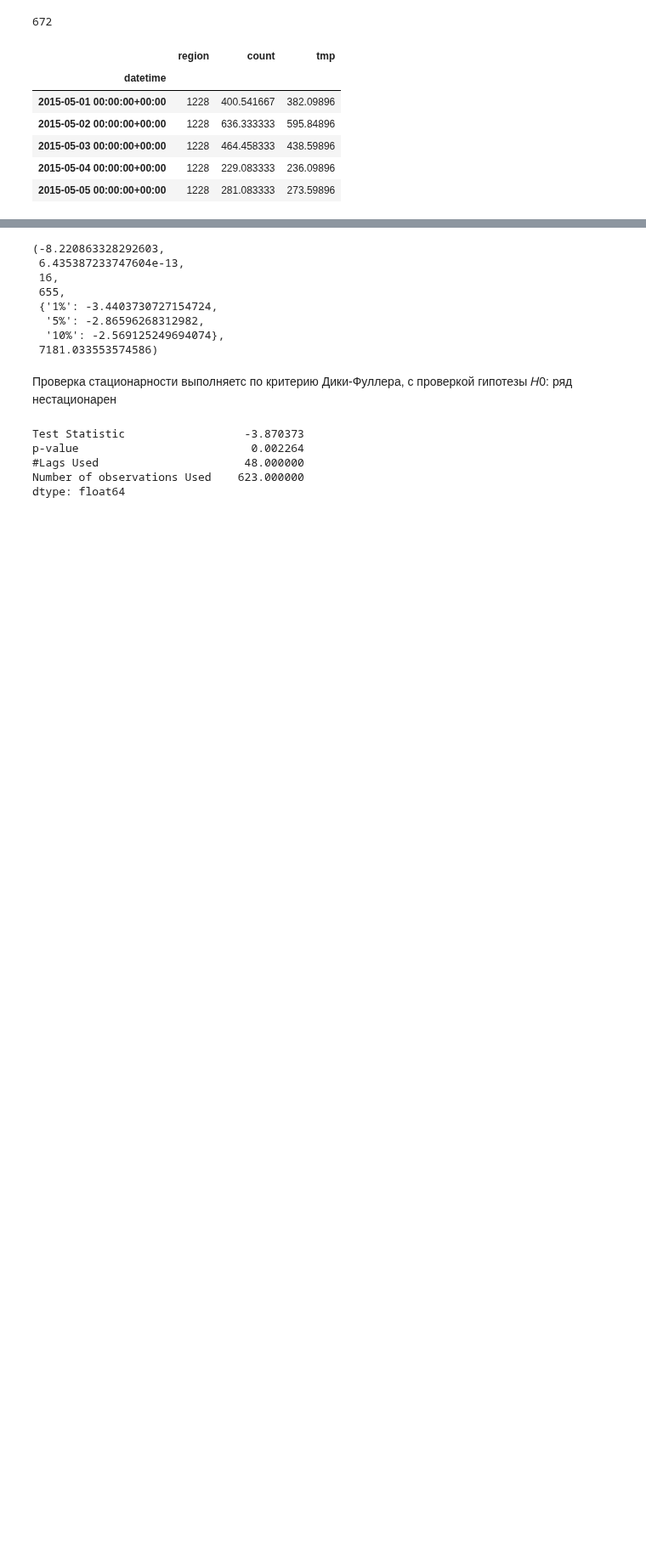
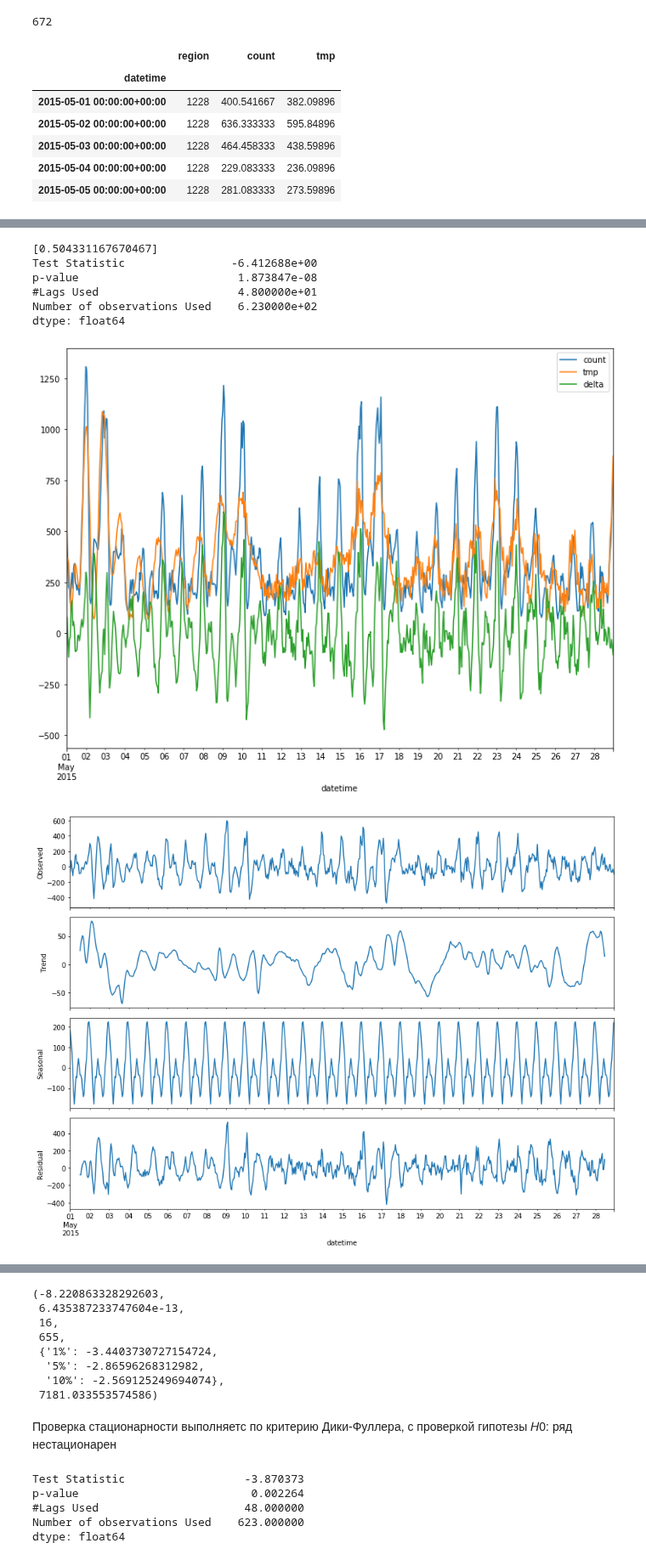
Before and after one commit to dminikorenb/DataLearning, a Jupyter notebook: 3-Taxi/dminik6_part3_w3.ipynb, the cells around one changed output, grey strips where cells are left out. Shown at 85% size. Drawn from its saved outputs; the diff is of its cells as text; code cells hidden in the pictures; blank space fills up the shorter version.

```diff
--- a/3-Taxi/dminik6_part3_w3.ipynb
+++ b/3-Taxi/dminik6_part3_w3.ipynb
@@ -274,3 +360,58 @@ df_plot.sort_index().plot(style='*-')
+# %%
+# pl.figure(figsize=(12,8))
+rcParams['figure.figsize'] = 12, 9
+stmp = s.head(4*7*24).copy()
+stmp = stmp.dropna()
+df_freg = fft_freg(stmp, 100, 24)
+
+l_score = []
+# можно для начала взять K равным 2-5
+Kmax = 1
+
+X_week = []
+lfregs = df_freg.index.values.tolist()
+lphase = df_freg['phase'].values.tolist()
+
+# print('Используемые частоты:', np.array(lfregs)/24.)
+
+for i in range(0, len(stmp)):
+    lfreg = []
+    for freg, phase in zip(lfregs, lphase):
+#         lfreg += [ math.sin(i* 2.*math.pi*k/freg) for k in range(1, Kmax+1)] + [ math.cos(i* 2.*math.pi*k/freg) for k in range(1, Kmax+1)]
+        lfreg += [ math.sin(phase + i* 2.*math.pi/freg) ]
+
+    X_week.append(lfreg)
+
+lr = LinearRegression()
+lr.fit( X_week , stmp['count'].values)
+l_score.append(lr.score(X_week , stmp['count'].values))
+y_test = lr.predict(X_week)
+
+stmp['tmp'] = y_test
+stmp['delta'] = stmp['count'] - stmp['tmp']
+stmp[['count',  'tmp', 'delta']].plot()
+# stmp['tmp'].plot()
+#     stmp['delta'].plot()
+#     pl.plot(y_test)
+#     pl.plot(stmp.values)
+#     pl.set
+print(l_score)
+dftest =  adfuller(stmp['delta'], autolag=None, maxlag=24*2)
+dfoutput = pd.Series(dftest[0:4], index=['Test Statistic','p-value','#Lags Used','Number of observations Used'])
+print (dfoutput)
+rcParams['figure.figsize'] = 12, 9
+decomp=seasonal_decompose(stmp['delta'] )
+decomp.plot()
+pl.show();
+# %% [output]
+[0.504331167670467]
+Test Statistic                -6.412688e+00
+p-value                        1.873847e-08
+#Lags Used                     4.800000e+01
+Number of observations Used    6.230000e+02
+dtype: float64
+[figure, added]
+[figure, added]
 # %%
 # pl.figure(figsize=(12,8))
 rcParams['figure.figsize'] = 12, 9
```
Also changed, not shown: parts of 11 cells of this notebook.
